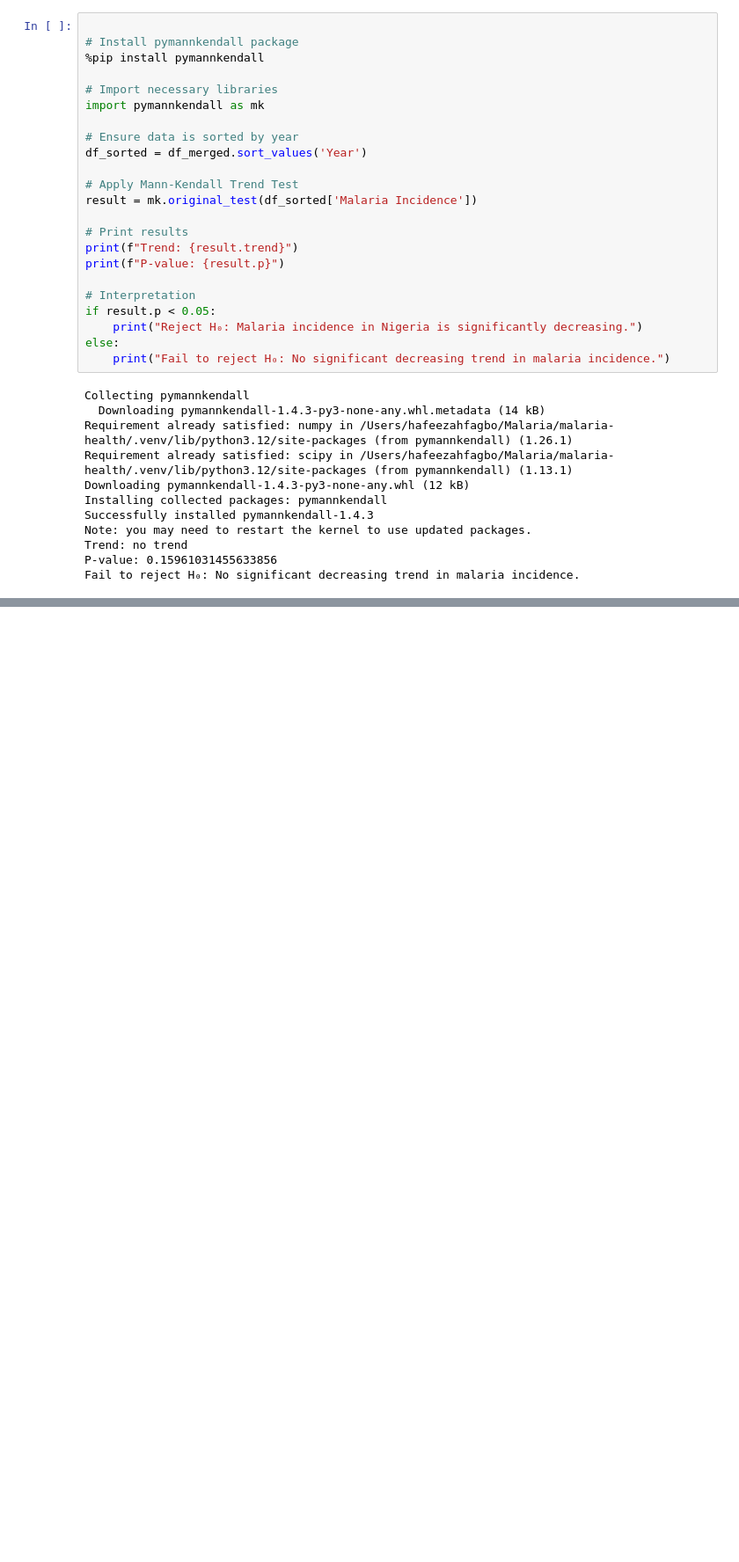
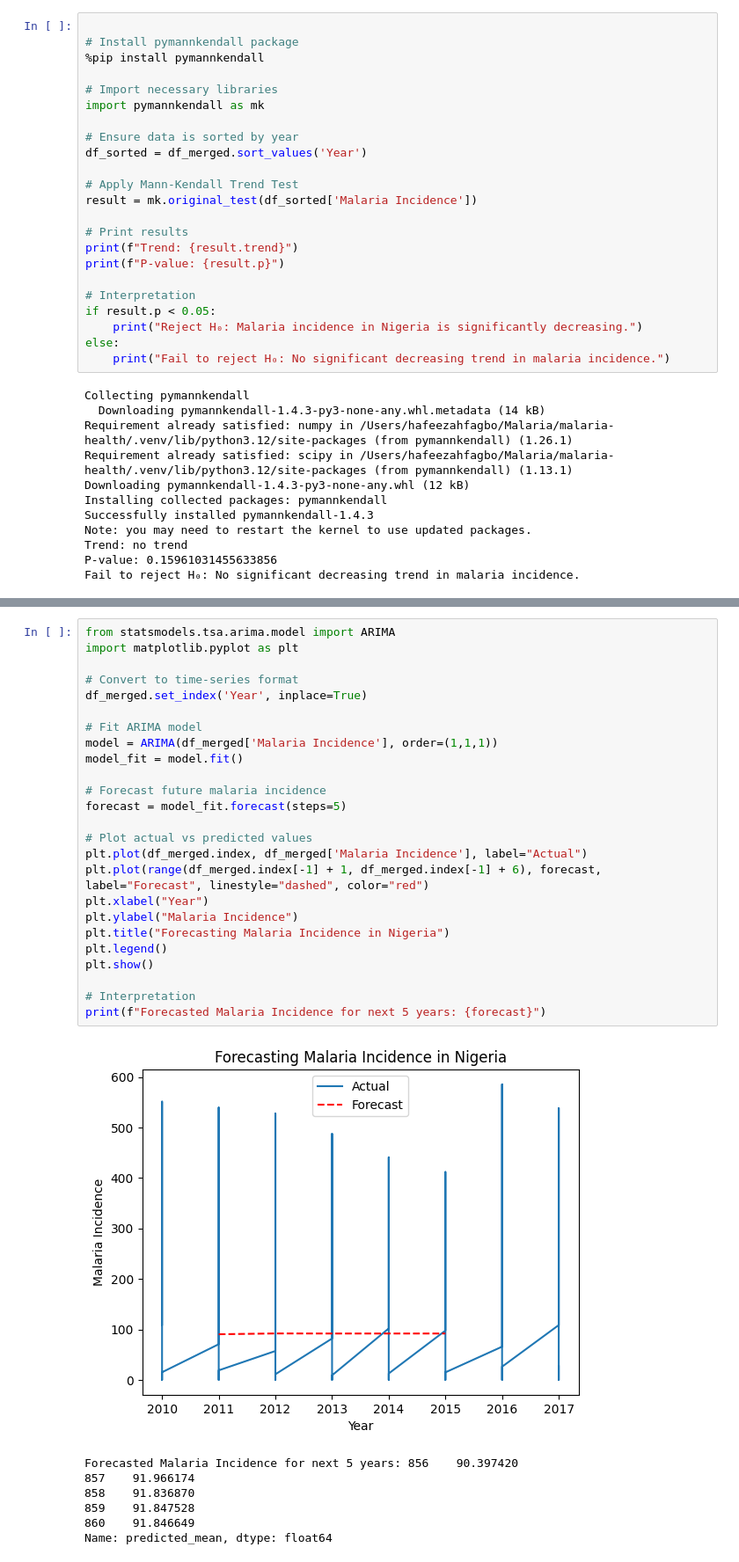
Before and after one commit to UmmH3/malaria-health, a Jupyter notebook: jupyter_notebooks/Statistical analysis.ipynb, the cells around one changed output, grey strips where cells are left out. Shown: that part at 88% size. Saved outputs shown, nothing was run; the diff lists cells and outputs as text; blank space fills up the shorter version.

```diff
--- a/jupyter_notebooks/Statistical analysis.ipynb
+++ b/jupyter_notebooks/Statistical analysis.ipynb
@@ -111,0 +132,33 @@ Fail to reject H₀: No significant decreasing trend in malaria incidence.
+# %%
+from statsmodels.tsa.arima.model import ARIMA
+import matplotlib.pyplot as plt
+
+# Convert to time-series format
+df_merged.set_index('Year', inplace=True)
+
+# Fit ARIMA model
+model = ARIMA(df_merged['Malaria Incidence'], order=(1,1,1))
+model_fit = model.fit()
+
+# Forecast future malaria incidence
+forecast = model_fit.forecast(steps=5)
+
+# Plot actual vs predicted values
+plt.plot(df_merged.index, df_merged['Malaria Incidence'], label="Actual")
+plt.plot(range(df_merged.index[-1] + 1, df_merged.index[-1] + 6), forecast, label="Forecast", linestyle="dashed", color="red")
+plt.xlabel("Year")
+plt.ylabel("Malaria Incidence")
+plt.title("Forecasting Malaria Incidence in Nigeria")
+plt.legend()
+plt.show()
+
+# Interpretation
+print(f"Forecasted Malaria Incidence for next 5 years: {forecast}")
+# %% [output]
+[figure, added]
+Forecasted Malaria Incidence for next 5 years: 856    90.397420
+857    91.966174
+858    91.836870
+859    91.847528
+860    91.846649
+Name: predicted_mean, dtype: float64
```
Also changed, not shown: parts of 3 cells of this notebook.
